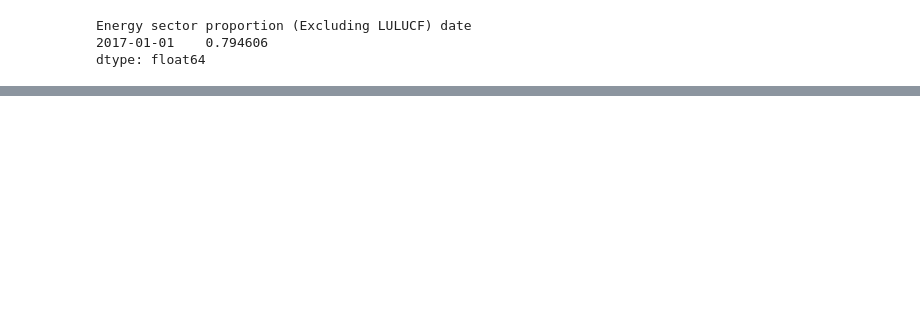
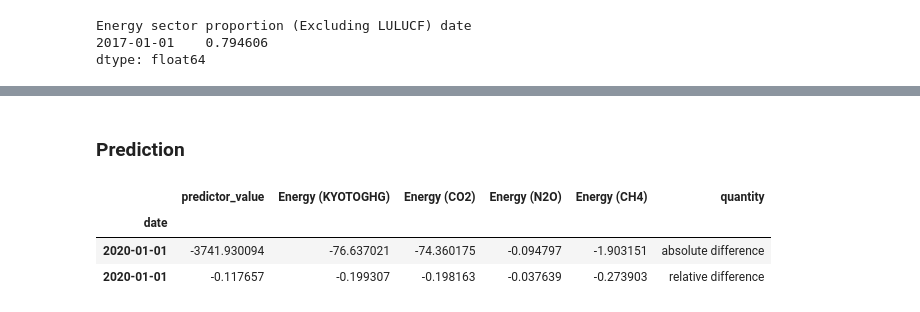
Before and after one commit to BristolFluFighters/BristolFluFighters_NERCHackathonTwo_Recovery, a Jupyter notebook: correlate.ipynb, the cells around one changed output, grey strips where cells are left out. Saved outputs shown, nothing was run; the diff lists cells and outputs as text; code cells hidden in the pictures; blank space fills up the shorter version.

```diff
--- a/correlate.ipynb
+++ b/correlate.ipynb
@@ -396,0 +402,5 @@ dtype: float64
+# %%
+data_sets = bff2.load_data_files()
+
+country = 'United Kingdom'
+d_uk = data_sets.get_country(country)
@@ -396,0 +420,14 @@ dtype: float64
+# %%
+# Data recombination
+d_uk['uk_energy_yearly'] = bff2.summarise_to_freq(
+    d_uk['uk_energy_daily'],
+    freq='1Y',
+    fun_test_data=lambda gr: gr.count()["dayofyear"]>350,
+)
+d_uk['uk_energy_demand_reduction_yearly'] = bff2.summarise_to_freq(
+    d_uk['uk_energy_demand_reduction'], freq='1Y', fun_test_data=None
+)
+
+d_uk['historical_GHG_Sectors_GCP']['Gas and Coal (CO2)'] = \
+    d_uk['historical_GHG_Sectors_GCP']['Gas (CO2)'] \
+    + d_uk['historical_GHG_Sectors_GCP']['Coal (CO2)']
@@ -396,0 +436,18 @@ dtype: float64
+# %%
+to_correlate = {
+    'uk_energy_yearly': ['oil', 'ccgt', 'coal', 'demand'],  # Carbon power generation
+    'historical_GHG_Sectors_GCP': [  # Select only CO2 data not other gases
+        s for s in d_uk['historical_GHG_Sectors_GCP'].columns if f"(CO2)" in s
+    ],
+    'historical_GHG_Sectors_PIK': [  # Select Energy data not other sectors
+        'Energy (KYOTOGHG)', 'Energy (CO2)', 'Energy (N2O)', 'Energy (CH4)'
+    ],
+}
+
+correlation_dict = bff2.correlate(
+    selector=to_correlate,  # datasets defined above
+    data_sets=d_uk,  # UK data
+    main_compare='uk_energy_yearly',  # reference dataset, the other are correlated to it
+)
+
+bff2.display_correlations(correlation_dict, display_fun=display)
@@ -396,0 +484,14 @@ dtype: float64
+# %% [markdown]
+### Prediction
+# %%
+prediction, change_corona = bff2.predict_correlation_model(
+    d_uk['uk_energy_demand_reduction_yearly'],
+    correlation_dict['historical_GHG_Sectors_PIK'],
+)
+
+display(change_corona)
+# %% [output]
+|  | predictor_value | Energy (KYOTOGHG) | Energy (CO2) | Energy (N2O) | Energy (CH4) | quantity |
+| date |  |  |  |  |  |  |
+| 2020-01-01 | -3741.930094 | -76.637021 | -74.360175 | -0.094797 | -1.903151 | absolute difference |
+| 2020-01-01 | -0.117657 | -0.199307 | -0.198163 | -0.037639 | -0.273903 | relative difference |
```
Also changed, not shown: parts of 23 cells of this notebook, 3 other files.
